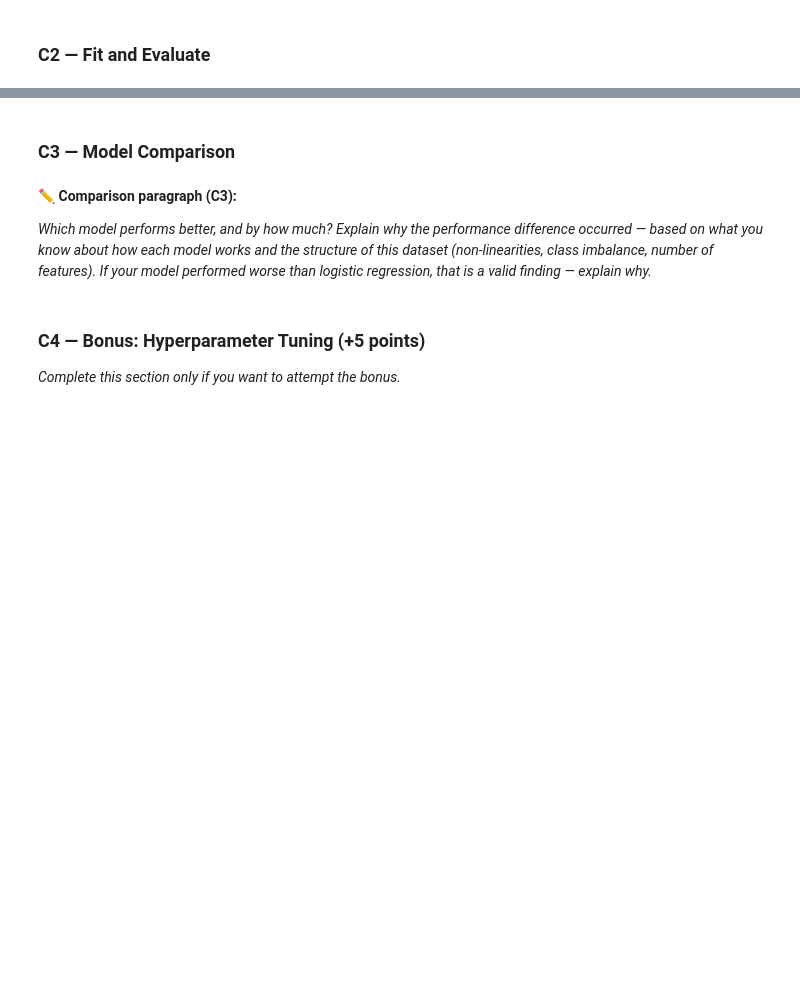
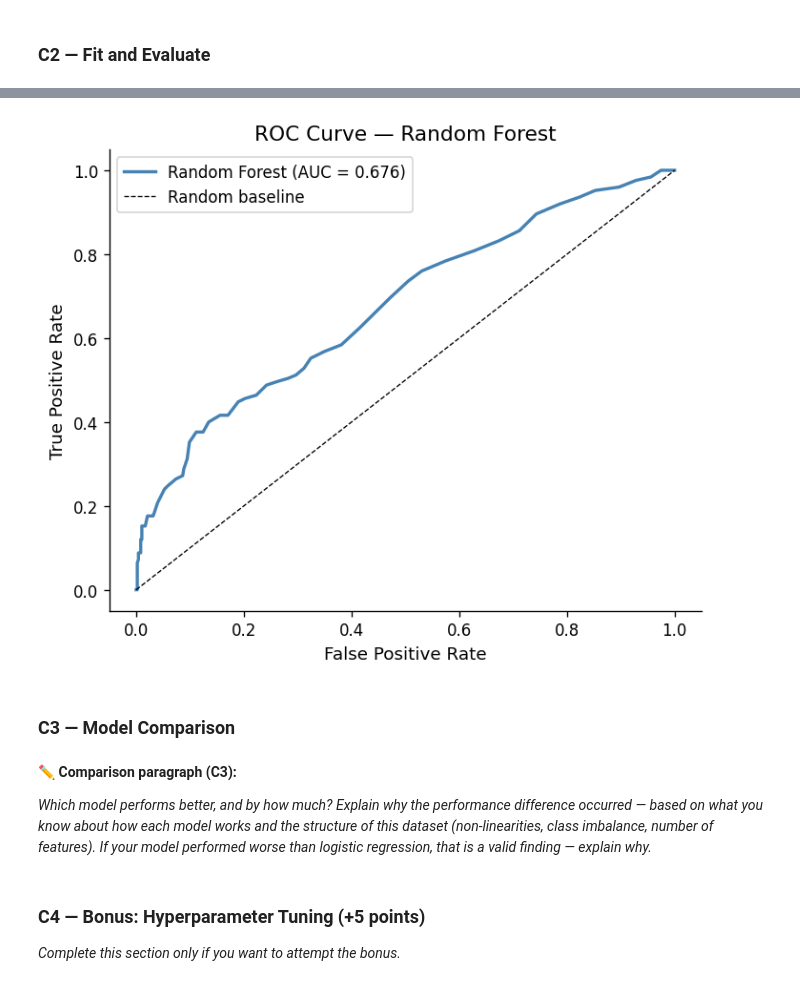
Before and after one commit to ekam-n/iat-461, a Jupyter notebook: Assignments/A2/iat461_a2_EkamNijjar_301457886.ipynb, the cells around one changed output, grey strips where cells are left out. Cells and saved outputs as stored; diff of their text form; code cells hidden in the pictures; blank space fills up the shorter version.

```diff
--- a/Assignments/A2/iat461_a2_EkamNijjar_301457886.ipynb
+++ b/Assignments/A2/iat461_a2_EkamNijjar_301457886.ipynb
@@ -918,3 +925,18 @@ Available options: Decision Tree, Random Forest, Gradient Boosting, XGBoost, Lig
+# %%
+fpr_c, tpr_c, _ = roc_curve(y_test, y_prob_c)
+
+fig, ax = plt.subplots(figsize=(6, 5))
+ax.plot(fpr_c, tpr_c, color="steelblue", lw=2,
+        label=f"Random Forest (AUC = {auc_c:.3f})")
+ax.plot([0, 1], [0, 1], 'k--', lw=0.8, label='Random baseline')
+ax.set_xlabel('False Positive Rate')
+ax.set_ylabel('True Positive Rate')
+ax.set_title('ROC Curve — Random Forest')
+ax.legend()
+plt.tight_layout()
+plt.show()
+# %% [output]
+[figure, added]
 # %% [markdown]
 ### C3 — Model Comparison
 # %%
```
Also changed, not shown: parts of 9 cells of this notebook.
